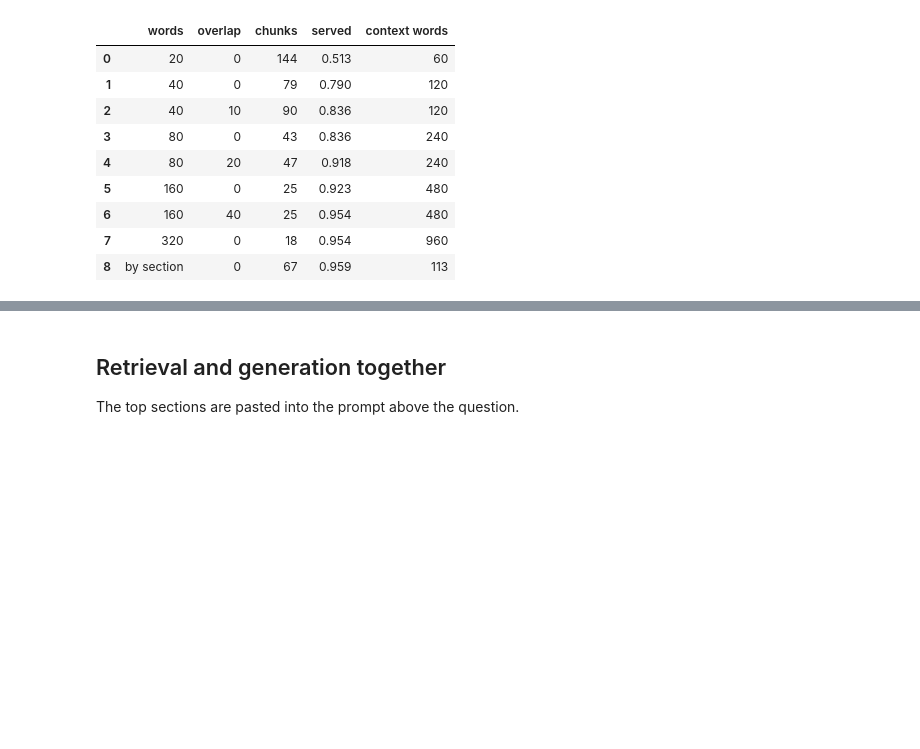
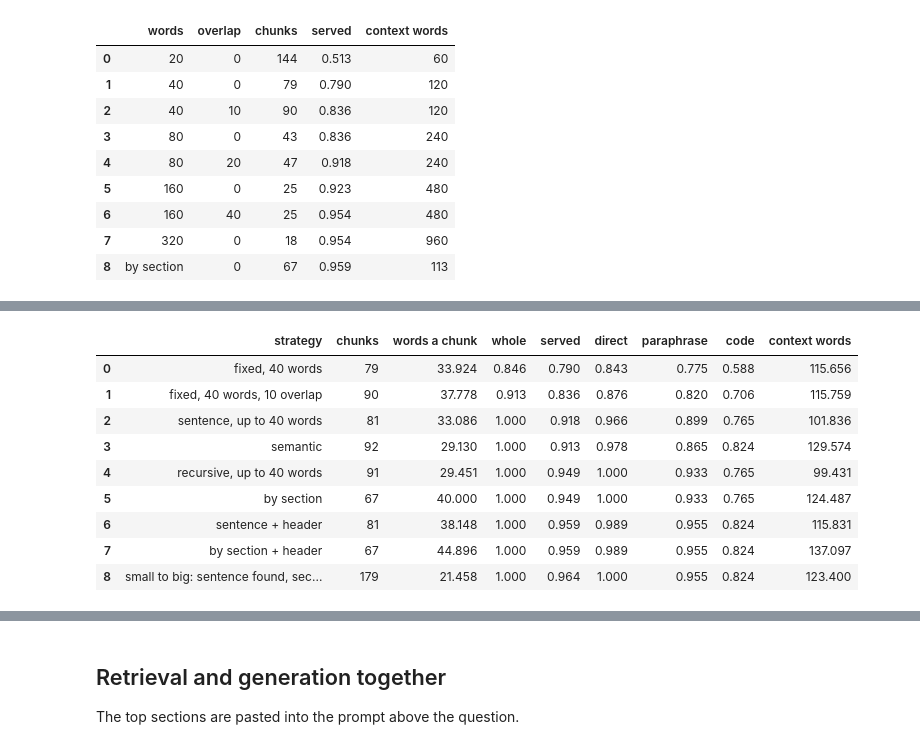
Before and after one commit to iitm-da/finance-ml, a Jupyter notebook: llm/llms_in_depth.ipynb, the cells around one changed output, grey strips where cells are left out. Drawn from its saved outputs; the diff is of its cells as text; code cells hidden in the pictures; blank space fills up the shorter version.

Commit message:
LLM deck: chunking strategies, query expansion, ontology

```diff
--- a/llm/llms_in_depth.ipynb
+++ b/llm/llms_in_depth.ipynb
@@ -18,7 +18,8 @@ if 'google.colab' in sys.modules:            # Colab ships torch, transformers a
 RAW = 'https://raw.githubusercontent.com/iitm-da/finance-ml/master/'
 HF = 'https://huggingface.co/datasets/zeroshot/twitter-financial-news-sentiment/resolve/main/'
 os.makedirs('data', exist_ok=True)
-for f, url in (('kb.jsonl', RAW + 'llm/data/'), ('questions.jsonl', RAW + 'llm/data/'), ('loans.jsonl', RAW + 'nlp/data/'),
+for f, url in (('kb.jsonl', RAW + 'llm/data/'), ('questions.jsonl', RAW + 'llm/data/'), ('ontology.json', RAW + 'llm/data/'),
+               ('questions_multi.jsonl', RAW + 'llm/data/'), ('loans.jsonl', RAW + 'nlp/data/'),
                ('sent_train.csv', HF), ('sent_valid.csv', HF)):
     if not os.path.exists('data/' + f):      # not run from the repo folder: fetch the files
         local = '../nlp/data/' + f
@@ -290,0 +309,92 @@ pd.DataFrame(CHUNK).round(3)
+# %%
+sent_split = lambda t: [s for s in re.split(r'(?<=[.!?])\s+(?=[A-Z])', t.strip()) if s]
+SECS = {}                                   # document code -> [(index of the section, heading, its sentences)]
+for j, k in enumerate(kb):
+    SECS.setdefault(k['code'], []).append((j, k['section'], sent_split(k['text'])))
+HEAD = {k['code']: f"{k['doc']} ({k['code']})" for k in kb}
+nw = lambda t: len(t.split())
+
+def units(code):                            # a document as a list of sentences; each heading is a sentence
+    return [u for _, h, ss in SECS[code] for u in [h + '.'] + ss]
+
+def pack(us, size):                         # whole sentences, until the next one would pass the size
+    out, cur = [], []
+    for u in us:
+        if cur and nw(' '.join(cur + [u])) > size:
+            out.append(' '.join(cur)); cur = []
+        cur.append(u)
+    return out + [' '.join(cur)]
+
+def by_fixed(size, overlap=0):
+    out = []
+    for c in SECS:
+        w = ' '.join(units(c)).split()
+        for a in range(0, len(w), size - overlap):
+            out.append((c, ' '.join(w[a:a + size])))
+            if a + size >= len(w): break
+    return out
+
+def by_sentence(size):
+    return [(c, t) for c in SECS for t in pack(units(c), size)]
+
+def by_meaning(q=30, cap=80):
+    U = {c: units(c) for c in SECS}
+    EU = {c: emb.encode(U[c], normalize_embeddings=True) for c in SECS}
+    cut = np.percentile(np.concatenate([(EU[c][1:] * EU[c][:-1]).sum(1) for c in SECS]), q)
+    out = []
+    for c in SECS:
+        cur = [U[c][0]]
+        for j in range(1, len(U[c])):
+            if EU[c][j] @ EU[c][j - 1] < cut or nw(' '.join(cur + [U[c][j]])) > cap:
+                out.append((c, ' '.join(cur))); cur = []
+            cur.append(U[c][j])
+        out.append((c, ' '.join(cur)))
+    return out
+
+def by_structure(size):                     # recursive: headings first, sentences only inside a long section
+    return [(c, t) for c in SECS for _, h, ss in SECS[c] for t in pack([h + '.'] + ss, size)]
+
+def by_section():
+    return [(c, f"{h}. {' '.join(ss)}") for c in SECS for _, h, ss in SECS[c]]
+
+with_header = lambda ch: [(c, f'{HEAD[c]}. {t}') for c, t in ch]
+
+def served(texts, parent=None, back=None):
+    """Dense retrieval over the chunks. With parent, the top chunks are swapped for the sections they came from."""
+    E = emb.encode(texts, normalize_embeddings=True)
+    hit, ctx = [], []
+    for i in ans_i:
+        top = np.argsort(-(E @ E_q[i]))
+        got = [texts[d] for d in top[:3]] if parent is None else [back[p] for p in list(dict.fromkeys(parent[d] for d in top))[:3]]
+        hit.append(any(nrm(qs[i]['evidence']) in nrm(g) for g in got)); ctx.append(sum(nw(g) for g in got))
+    return np.array(hit), float(np.mean(ctx))
+
+CUTS = {'fixed, 40 words': by_fixed(40), 'fixed, 40 words, 10 overlap': by_fixed(40, 10), 'sentence, up to 40 words': by_sentence(40),
+        'semantic': by_meaning(), 'recursive, up to 40 words': by_structure(40), 'by section': by_section()}
+CUTS['sentence + header'] = with_header(CUTS['sentence, up to 40 words'])
+CUTS['by section + header'] = with_header(CUTS['by section'])
+kind_of = np.array([qs[i]['kind'] for i in ans_i])
+STRAT = []
+def record(name, texts, **kw):
+    hit, ctx = served(texts, **kw)
+    pool = list(kw['back'].values()) if 'back' in kw else texts
+    whole = np.mean([any(nrm(qs[i]['evidence']) in nrm(t) for t in pool) for i in ans_i])
+    STRAT.append({'strategy': name, 'chunks': len(texts), 'words a chunk': float(np.mean([nw(t) for t in texts])), 'whole': float(whole),
+                  'served': float(hit.mean()), **{kd: float(hit[kind_of == kd].mean()) for kd in KINDS}, 'context words': ctx})
+for name, ch in CUTS.items():
+    record(name, [t for _, t in ch])
+small = [(j, f"{HEAD[c]}. {h}. {s}") for c in SECS for j, h, ss in SECS[c] for s in ss]      # one sentence, with its headings
+record('small to big: sentence found, section returned', [t for _, t in small], parent=[j for j, _ in small],
+       back={j: f"{kb[j]['section']}. {kb[j]['text']}" for j in range(len(kb))})
+pd.DataFrame(STRAT).round(3)
+# %% [output]
+|  | strategy | chunks | words a chunk | whole | served | direct | paraphrase | code | context words |
+| 0 | fixed, 40 words | 79 | 33.924 | 0.846 | 0.790 | 0.843 | 0.775 | 0.588 | 115.656 |
+| 1 | fixed, 40 words, 10 overlap | 90 | 37.778 | 0.913 | 0.836 | 0.876 | 0.820 | 0.706 | 115.759 |
+| 2 | sentence, up to 40 words | 81 | 33.086 | 1.000 | 0.918 | 0.966 | 0.899 | 0.765 | 101.836 |
+| 3 | semantic | 92 | 29.130 | 1.000 | 0.913 | 0.978 | 0.865 | 0.824 | 129.574 |
+| 4 | recursive, up to 40 words | 91 | 29.451 | 1.000 | 0.949 | 1.000 | 0.933 | 0.765 | 99.431 |
+| 5 | by section | 67 | 40.000 | 1.000 | 0.949 | 1.000 | 0.933 | 0.765 | 124.487 |
+| 6 | sentence + header | 81 | 38.148 | 1.000 | 0.959 | 0.989 | 0.955 | 0.824 | 115.831 |
+| 7 | by section + header | 67 | 44.896 | 1.000 | 0.959 | 0.989 | 0.955 | 0.824 | 137.097 |
+| 8 | small to big: sentence found, sec... | 179 | 21.458 | 1.000 | 0.964 | 1.000 | 0.955 | 0.824 | 123.400 |
```
Also changed, not shown: parts of 18 cells of this notebook, 12 other files.
